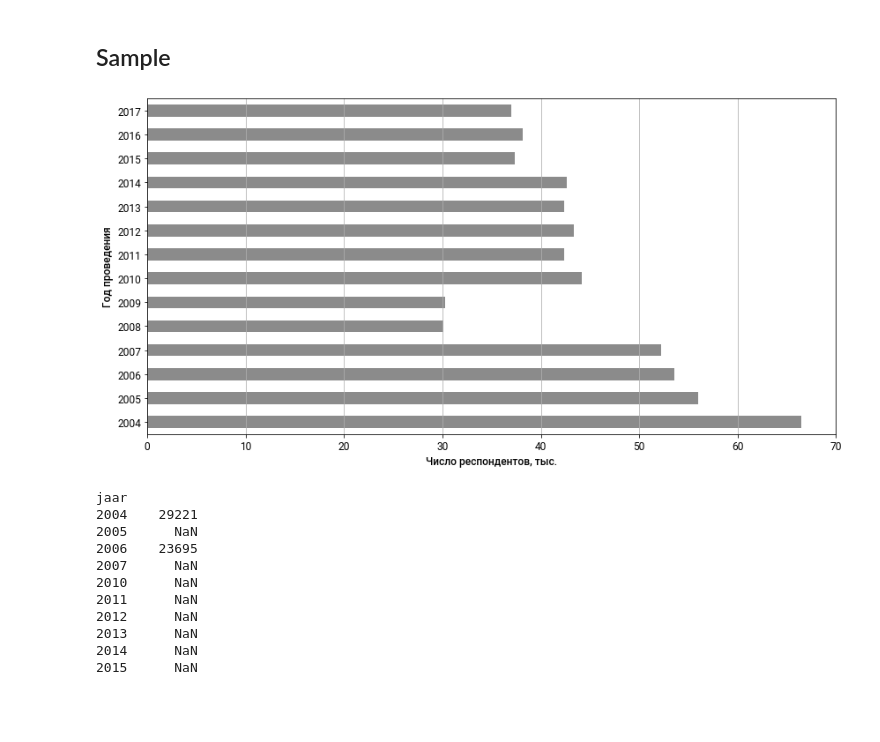
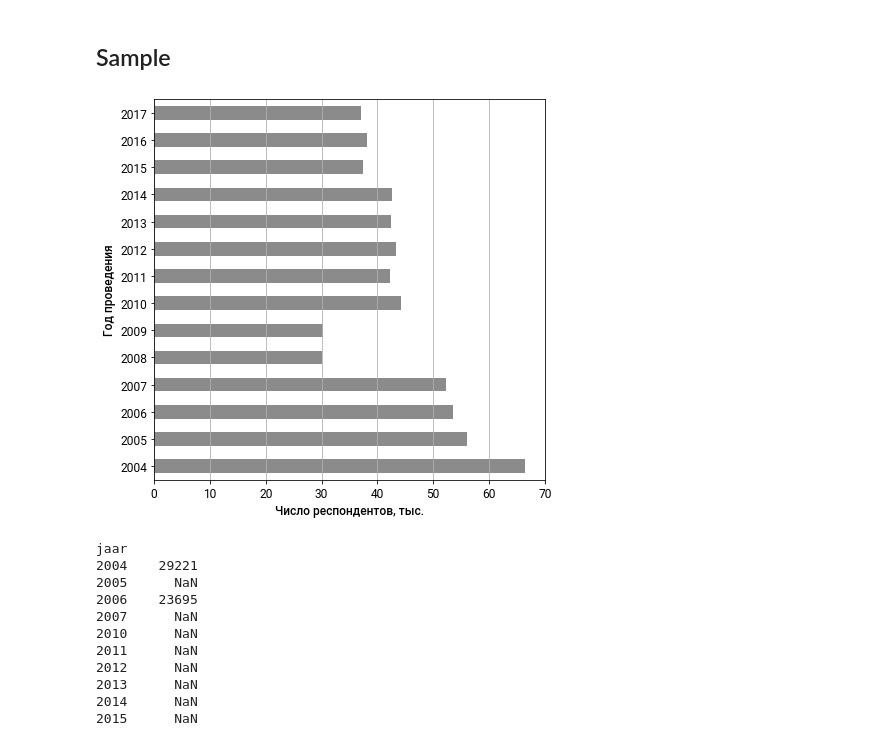
Before and after one commit to mtopnikov/NetherlandsCentralities, a Jupyter notebook: Illustrative visualization.ipynb, the cells around one changed output. Saved outputs shown, nothing was run; the diff lists cells and outputs as text; code cells hidden in the pictures; blank space fills up the shorter version.

```diff
--- a/Illustrative visualization.ipynb
+++ b/Illustrative visualization.ipynb
@@ -247,15 +251,15 @@ plt.show()
 # %%
 df = pd.read_excel('D:/bachelors/illustrations/sample_corresp.xlsx', sheet_name = 'Sheet2').set_index('jaar')
 # %%
-pd.to_numeric(df['Absoluut']).plot(kind = 'barh', color = colors['grey'], figsize = (14,7))
+pd.to_numeric(df['Absoluut']).plot(kind = 'barh', color = colors['grey'], figsize = (7,7))
 plt.xticks([i for i in range(0, 80000, 10000)], [i for i in range(0,80, 10)],fontproperties = regluar_font)
 plt.yticks(fontproperties = regluar_font)
 plt.xlabel('Число респондентов, тыс.',fontproperties = medium_font)
 plt.ylabel('Год проведения', fontproperties = medium_font)
 
 plt.grid(axis = 'x')
 # %% [output]
-[figure, old version]
+[figure, new version]
 # %%
 df['Absoluut'].str.strip()
 # %% [output]
```
Also changed, not shown: parts of 19 cells of this notebook, 13 other files.
